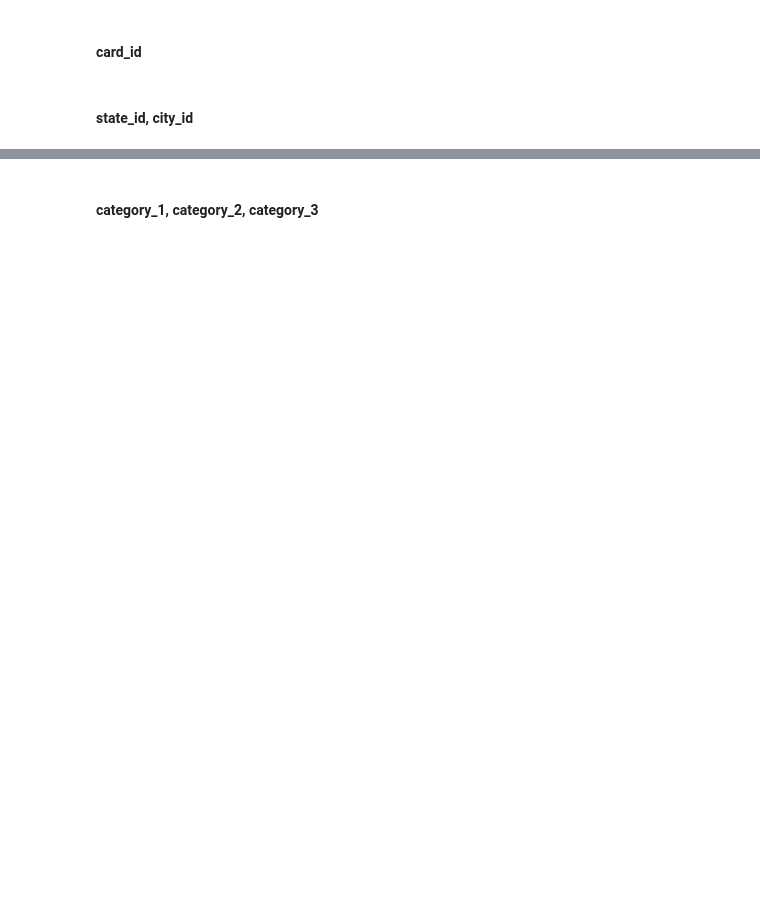
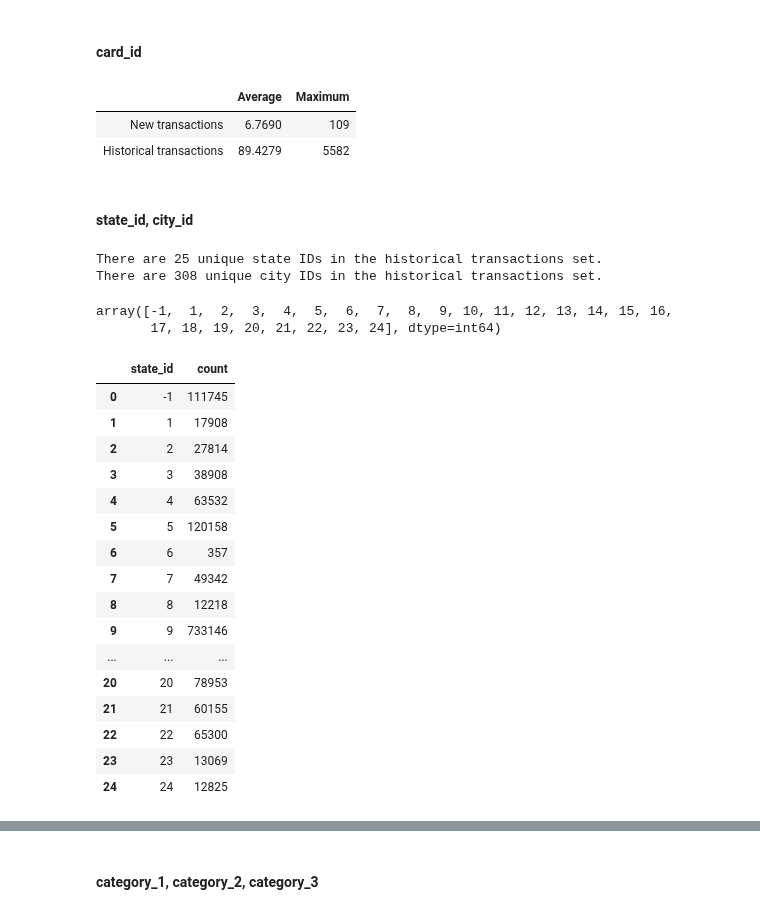
Before and after one commit to Zol-S/kaggle, a Jupyter notebook: Elo Merchant Category Recommendation/2_Descriptives.ipynb, the cells around one changed output, grey strips where cells are left out. Saved outputs shown, nothing was run; the diff lists cells and outputs as text; code cells hidden in the pictures; blank space fills up the shorter version.

```diff
--- a/Elo Merchant Category Recommendation/2_Descriptives.ipynb
+++ b/Elo Merchant Category Recommendation/2_Descriptives.ipynb
@@ -344,2 +365,53 @@ df_new_trans['authorized_flag'].unique(), df_hist_trans['authorized_flag'].uniqu
+# %%
+displayDataframesInHTMLTable(
+    ['Average', 'Maximum'],
+    ['New transactions', 'Historical transactions'],
+    [
+        ['{:.4f}'.format(df_n['transactions'].mean()), '{}'.format(df_n['transactions'].max())],
+        ['{:.4f}'.format(df_h['transactions'].mean()), '{}'.format(df_h['transactions'].max())]
+    ]
+)
+# %% [output]
+|  | Average | Maximum |
+| New transactions | 6.7690 | 109 |
+| Historical transactions | 89.4279 | 5582 |
 # %% [markdown]
 #### state_id, city_id
+# %%
+unique_state_ids = df_hist_trans['state_id'].unique()
+unique_city_ids = df_hist_trans['city_id'].unique()
+
+print('There are {} unique state IDs in the historical transactions set.'.format(len(unique_state_ids)))
+print('There are {} unique city IDs in the historical transactions set.'.format(len(unique_city_ids)))
+# %% [output]
+There are 25 unique state IDs in the historical transactions set.
+There are 308 unique city IDs in the historical transactions set.
+# %%
+unique_state_ids.sort()
+unique_state_ids
+# %% [output]
+array([-1,  1,  2,  3,  4,  5,  6,  7,  8,  9, 10, 11, 12, 13, 14, 15, 16,
+       17, 18, 19, 20, 21, 22, 23, 24], dtype=int64)
+# %%
+df_usn = df_new_trans.groupby("state_id").size().reset_index().rename({0:'count'}, axis=1)
+df_ush = df_hist_trans.groupby("state_id").size().reset_index().rename({0:'count'}, axis=1)
+# %%
+df_usn
+# %% [output]
+|  | state_id | count |
+| 0 | -1 | 111745 |
+| 1 | 1 | 17908 |
+| 2 | 2 | 27814 |
+| 3 | 3 | 38908 |
+| 4 | 4 | 63532 |
+| 5 | 5 | 120158 |
+| 6 | 6 | 357 |
+| 7 | 7 | 49342 |
+| 8 | 8 | 12218 |
+| 9 | 9 | 733146 |
+| ... | ... | ... |
+| 20 | 20 | 78953 |
+| 21 | 21 | 60155 |
+| 22 | 22 | 65300 |
+| 23 | 23 | 13069 |
+| 24 | 24 | 12825 |
```
Also changed, not shown: parts of 16 cells of this notebook.
